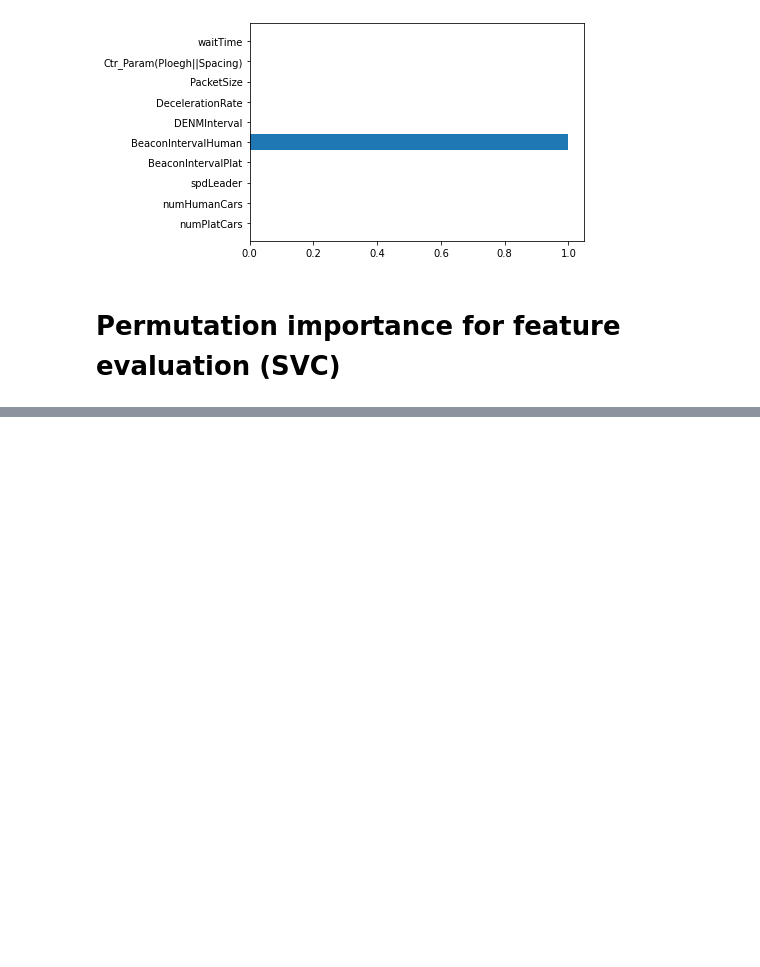
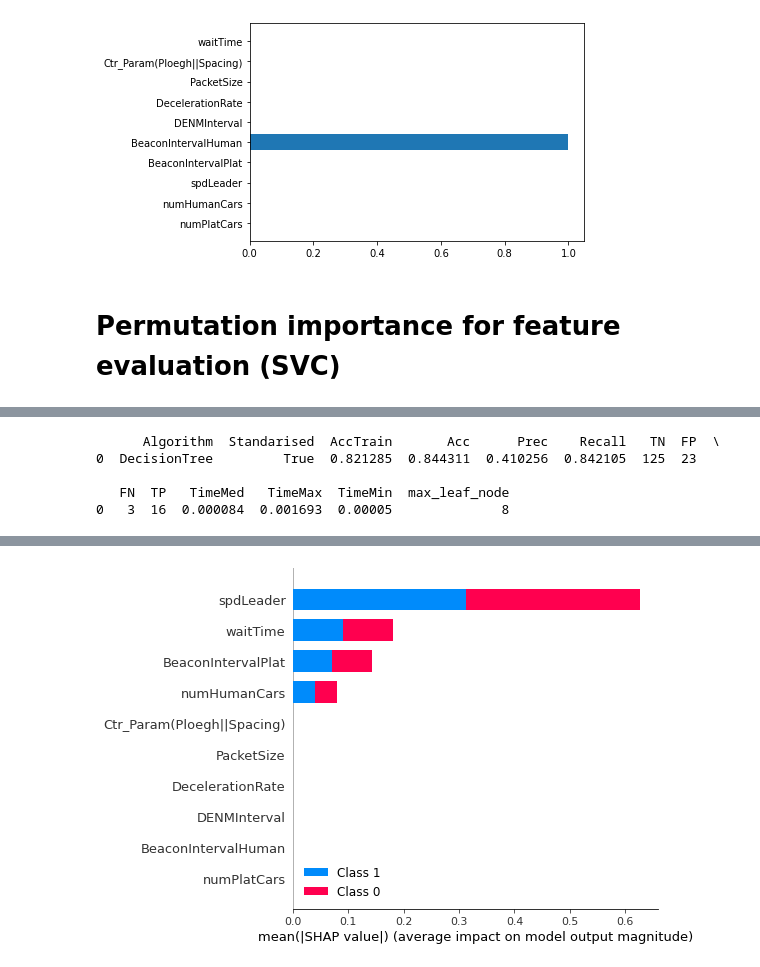
Before and after one commit to Gorospe/PredictCollision, a Jupyter notebook: src/FeatureImportance.ipynb, the cells around one changed output, grey strips where cells are left out. Cells and saved outputs as stored; diff of their text form; code cells hidden in the pictures; blank space fills up the shorter version.

```diff
--- a/src/FeatureImportance.ipynb
+++ b/src/FeatureImportance.ipynb
@@ -249,0 +315,8 @@ Text(0.5, 0, 'Permutation Importance')
+# %%
+dt = shap_calc(X_cacc, y_cacc, test_dec_tree_cacc, f_names)
+# %% [output]
+      Algorithm  Standarised  AccTrain       Acc      Prec    Recall   TN  FP  \
+0  DecisionTree         True  0.821285  0.844311  0.410256  0.842105  125  23
+
+   FN  TP   TimeMed   TimeMax  TimeMin  max_leaf_node
+0   3  16  0.000084  0.001693  0.00005              8
@@ -249,0 +324 @@ Text(0.5, 0, 'Permutation Importance')
+[figure, added]
```
Also changed, not shown: parts of 12 cells of this notebook.
